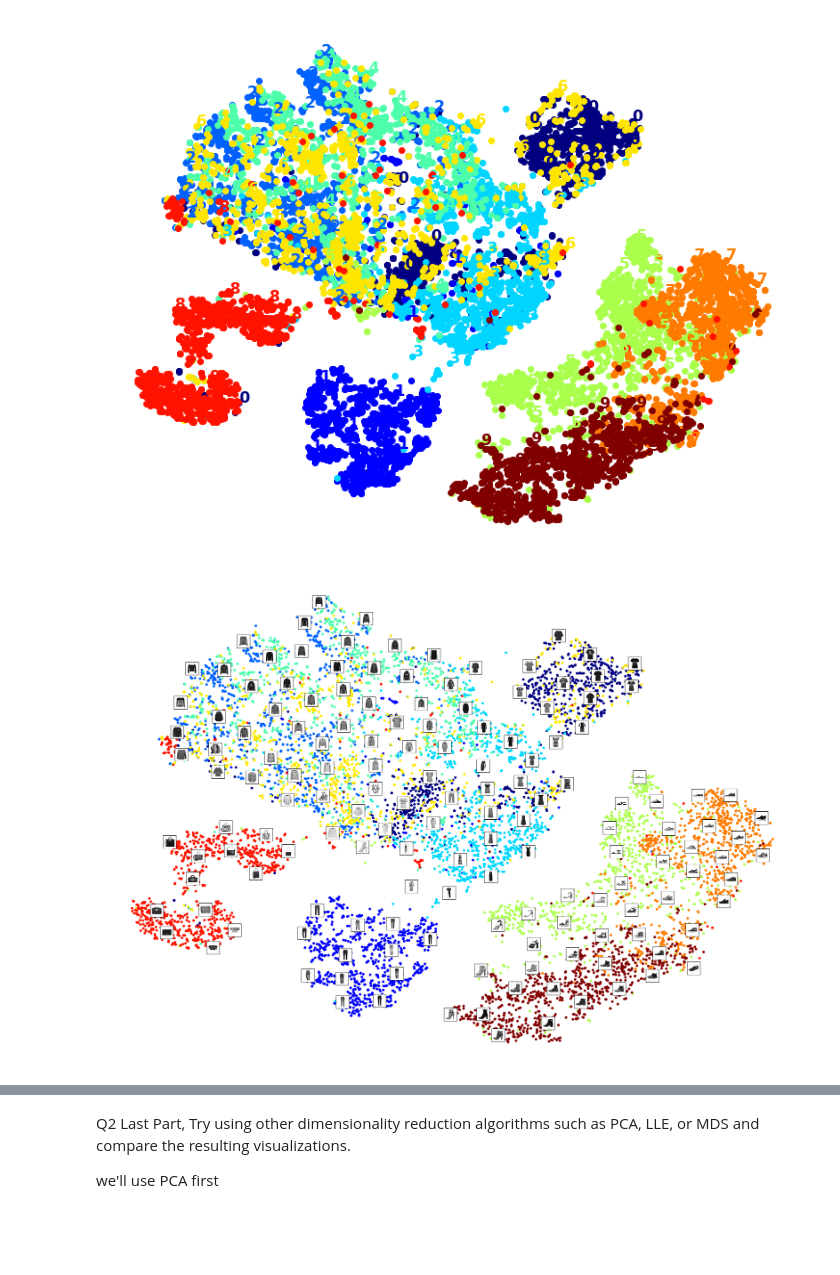
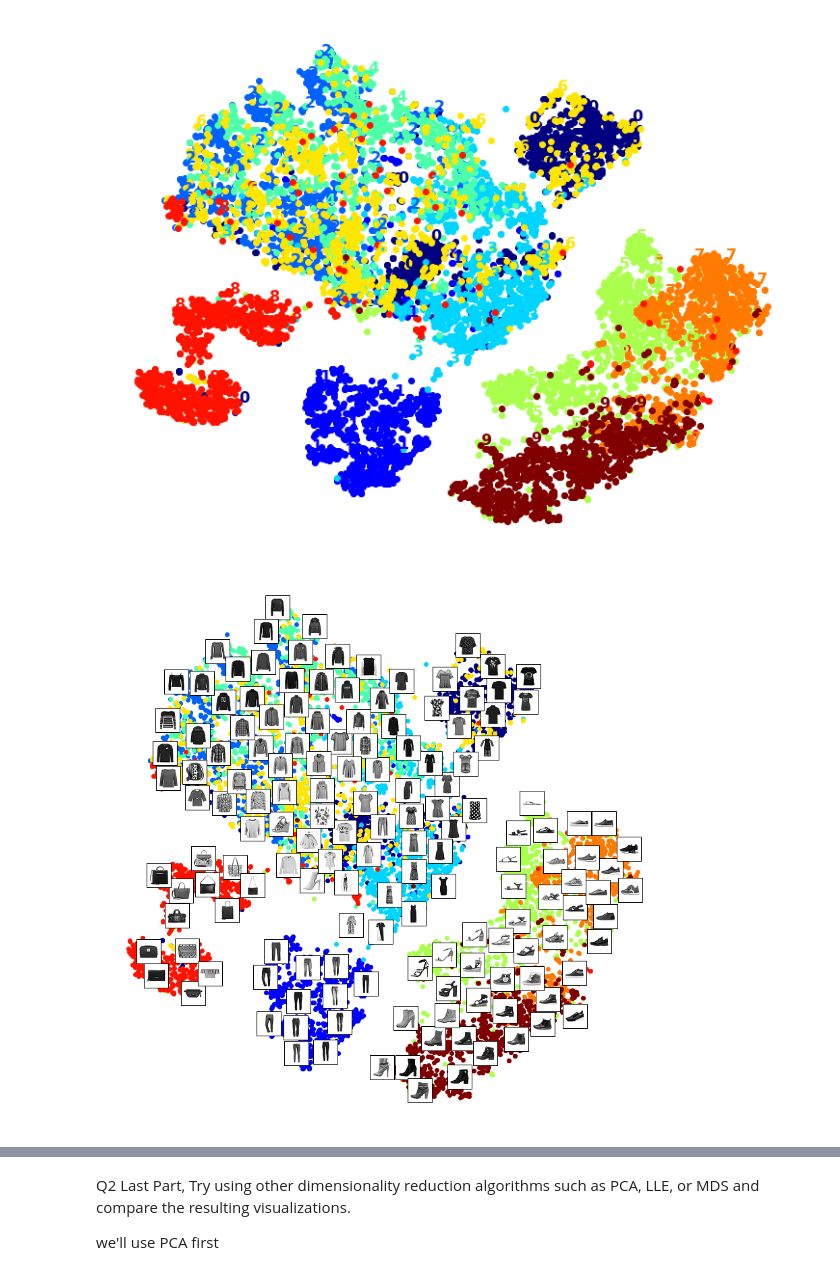
Before and after one commit to abbyWoot/AML, a Jupyter notebook: AML_Project2_JiahuiWu.ipynb, the cells around one changed output, grey strips where cells are left out. Drawn from its saved outputs; the diff is of its cells as text; code cells hidden in the pictures; blank space fills up the shorter version.

```diff
--- a/AML_Project2_JiahuiWu.ipynb
+++ b/AML_Project2_JiahuiWu.ipynb
@@ -233,7 +232,7 @@ plot_digits(X_reduced, y)
 [figure]
 # %%
 #Digital Image -this is kinnda cool
-plot_digits(X_reduced, y, images=X, figsize=(35, 25))
+plot_digits(X_reduced, y, images=X, figsize=(15, 15))
 # %% [output]
-[figure, old version]
+[figure, new version]
 # %%
```
Also changed, not shown: parts of 5 cells of this notebook.
